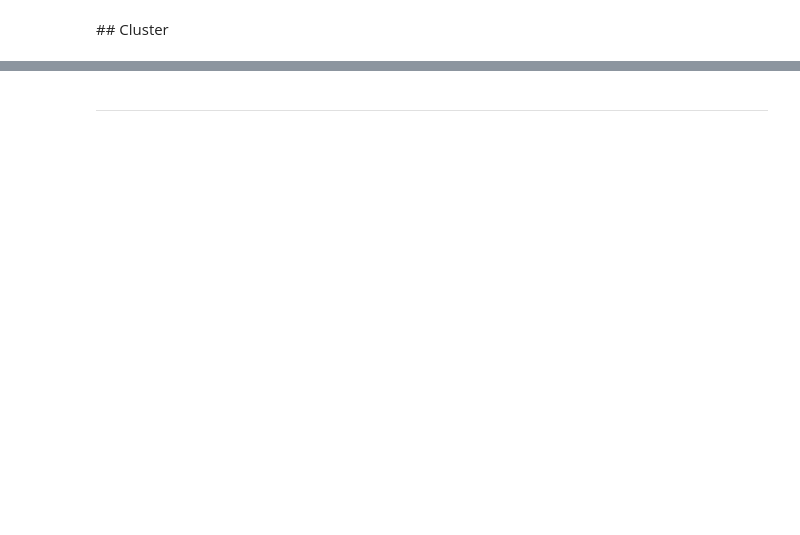
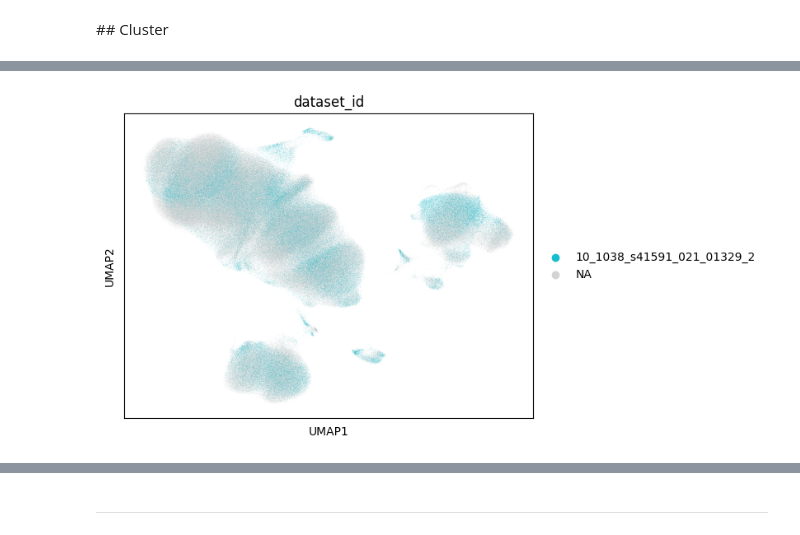
Before and after one commit to MarioniLab/oor_design_reproducibility, a Jupyter notebook: src/1_PBMC_data_preprocessing/PBMC_subsample_query.ipynb, the cells around one changed output, grey strips where cells are left out. Drawn from its saved outputs; the diff is of its cells as text; code cells hidden in the pictures; blank space fills up the shorter version.

```diff
--- a/src/1_PBMC_data_preprocessing/PBMC_subsample_query.ipynb
+++ b/src/1_PBMC_data_preprocessing/PBMC_subsample_query.ipynb
@@ -84,3 +149,7 @@ sc.pl.umap(adata, color='leiden', legend_loc='on data')
+# %%
+sc.pl.umap(adata, color='dataset_id', groups=[query_dataset])
+# %% [output]
+[figure, added]
 # %%
 conf_mat = sc.metrics.confusion_matrix('leiden', 'cell_type', adata.obs)
 # %%
```
Also changed, not shown: parts of 42 cells of this notebook.
